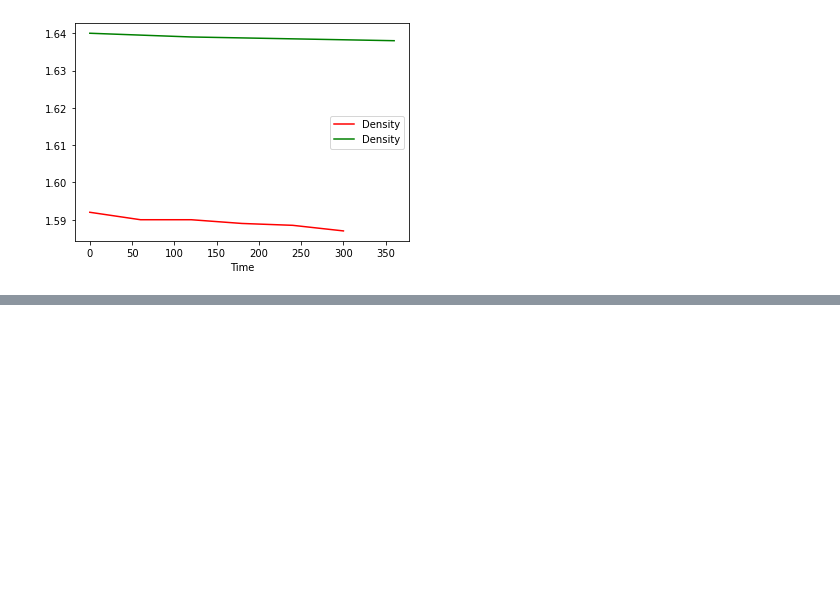
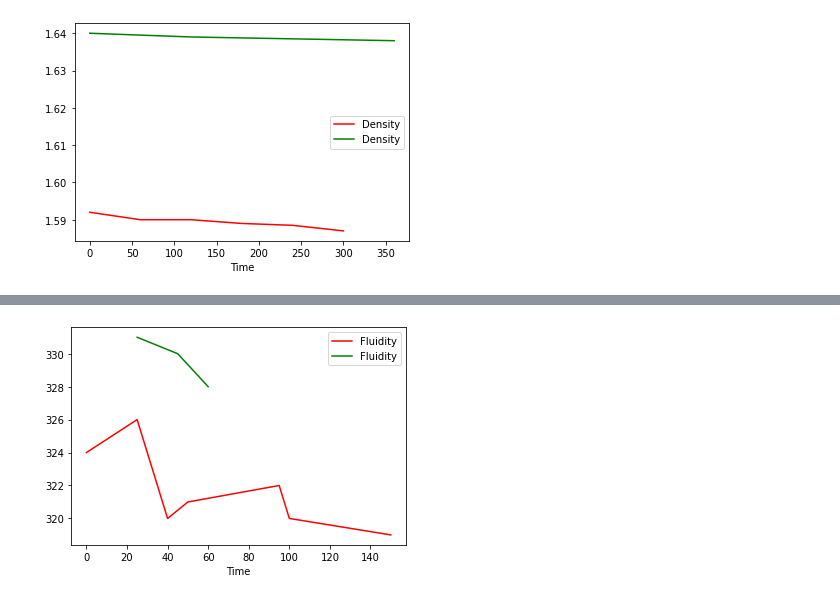
Before and after one commit to souzatya/Glaze-Additive-Predictor, a Jupyter notebook: Parametric_data_analysis_of_Brown_glaze.ipynb, the cells around one changed output, grey strips where cells are left out. Drawn from its saved outputs; the diff is of its cells as text; code cells hidden in the pictures; blank space fills up the shorter version.

```diff
--- a/Parametric_data_analysis_of_Brown_glaze.ipynb
+++ b/Parametric_data_analysis_of_Brown_glaze.ipynb
@@ -114,0 +151,9 @@ plt.show()
+# %%
+fig, axf = plt.subplots()
+
+df1.plot(ax = axf, x = 'Time', y = 'Fluidity', c = 'red')
+df2.plot(ax = axf, x = 'Time', y = 'Fluidity', c = 'green')
+
+plt.show()
+# %% [output]
+[figure, added]
```
Also changed, not shown: parts of 5 cells of this notebook.
